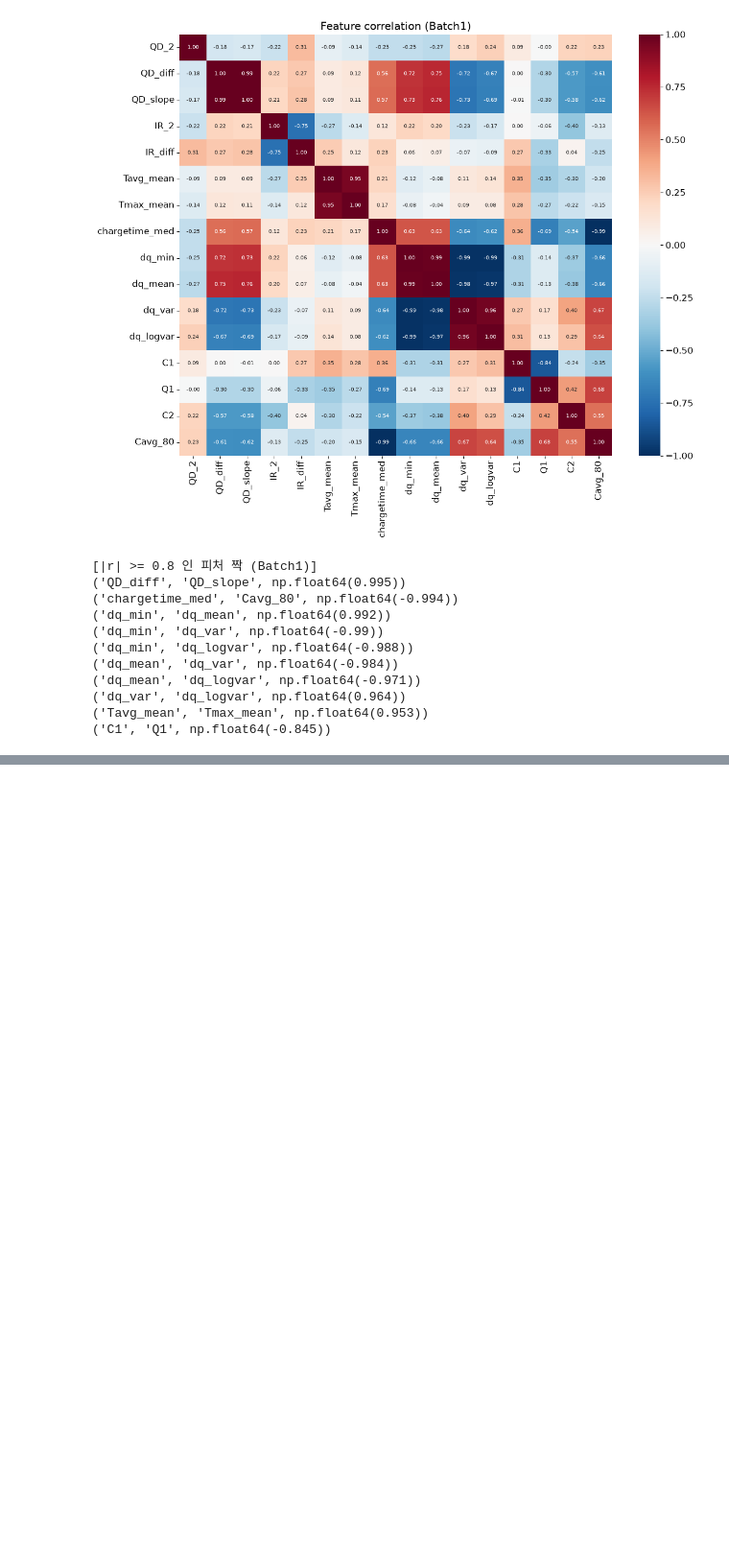
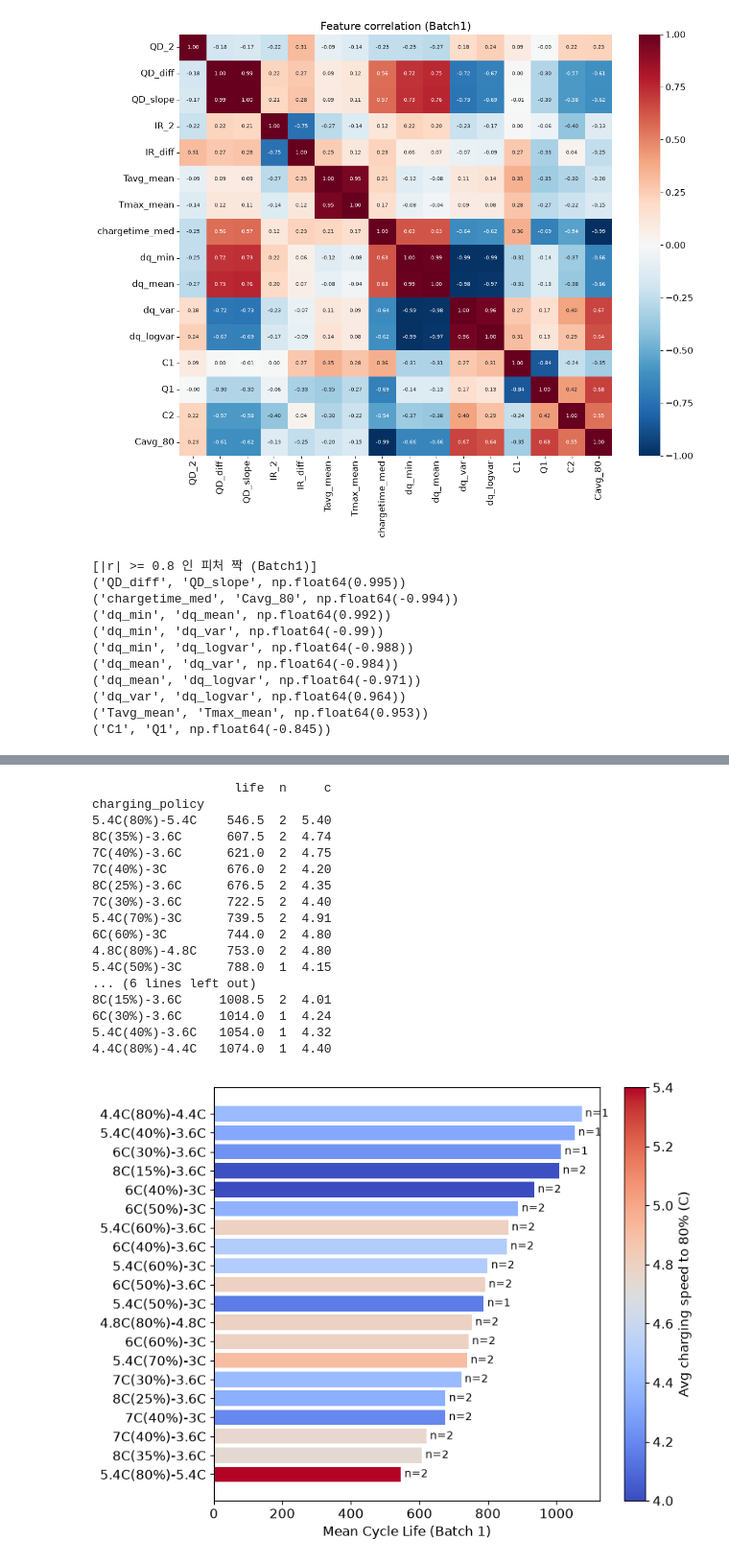
Before and after one commit to horang-ro/ess-battery-project, a Jupyter notebook: notebooks/01_EDA.ipynb, the cells around one changed output, grey strips where cells are left out. Shown at 96% size. Saved outputs shown, nothing was run; the diff lists cells and outputs as text; code cells hidden in the pictures; blank space fills up the shorter version.

```diff
--- a/notebooks/01_EDA.ipynb
+++ b/notebooks/01_EDA.ipynb
@@ -1258,0 +1352,42 @@ IR_2                    0.116    -0.472
+# %%
+# 보고서용 : Batch 1 충전 방식별 평균 수명 (색 = 80%까지 평균 충전 속도)
+b1p = pol[pol["batch"] == "Batch1"]
+gp = (
+    b1p.groupby("charging_policy")
+    .agg(life=("cycle_life", "mean"), n=("cycle_life", "size"), c=("Cavg_80", "first"))
+    .sort_values("life")
+)
+print(gp.round(2))
+
+fig, ax = plt.subplots(figsize=(8, 6.2))
+nrm = plt.Normalize(gp["c"].min(), gp["c"].max())
+ax.barh(gp.index, gp["life"], color=cm.coolwarm(nrm(gp["c"])))
+for y, (l, n) in enumerate(zip(gp["life"], gp["n"])):
+    ax.text(l + 10, y, f"n={n}", va="center", fontsize=10)
+ax.set_xlabel("Mean Cycle Life (Batch 1)")
+fig.colorbar(
+    cm.ScalarMappable(norm=nrm, cmap="coolwarm"),
+    ax=ax,
+    label="Avg charging speed to 80% (C)",
+)
+plt.tight_layout()
+plt.show()
+# %% [output]
+                   life  n     c
+charging_policy
+5.4C(80%)-5.4C    546.5  2  5.40
+8C(35%)-3.6C      607.5  2  4.74
+7C(40%)-3.6C      621.0  2  4.75
+7C(40%)-3C        676.0  2  4.20
+8C(25%)-3.6C      676.5  2  4.35
+7C(30%)-3.6C      722.5  2  4.40
+5.4C(70%)-3C      739.5  2  4.91
+6C(60%)-3C        744.0  2  4.80
+4.8C(80%)-4.8C    753.0  2  4.80
+5.4C(50%)-3C      788.0  1  4.15
+... (6 lines left out)
+8C(15%)-3.6C     1008.5  2  4.01
+6C(30%)-3.6C     1014.0  1  4.24
+5.4C(40%)-3.6C   1054.0  1  4.32
+4.4C(80%)-4.4C   1074.0  1  4.40
+[figure, added]
```
Also changed, not shown: parts of 4 cells of this notebook, 9 other files.
